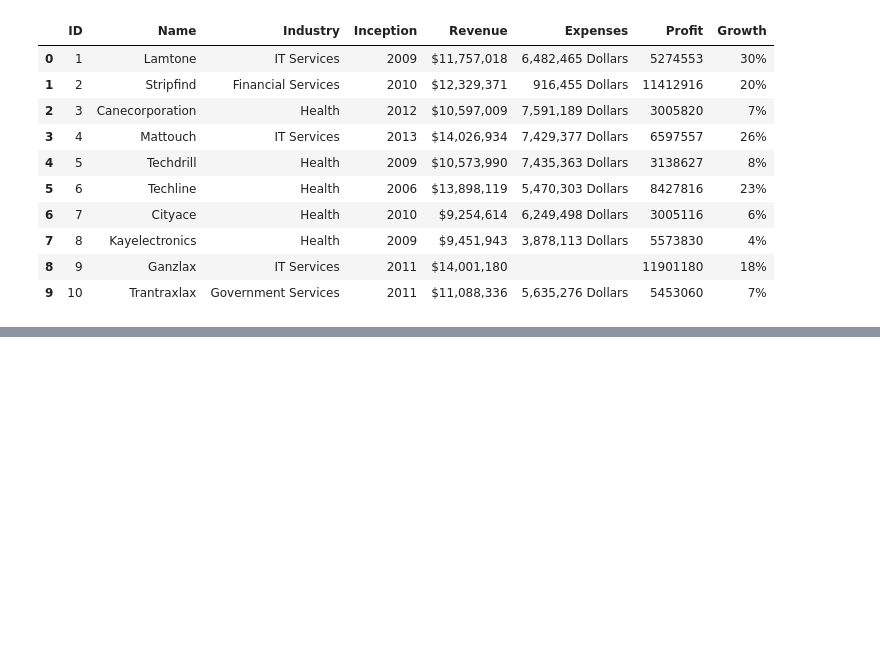
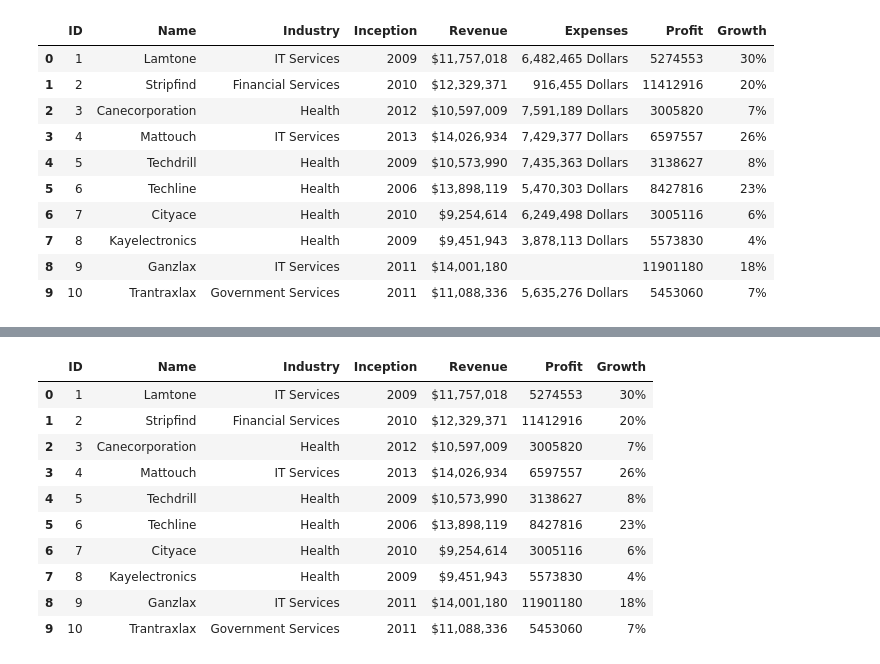
Before and after one commit to shuvookd/Machine_Learning, a Jupyter notebook: Pandas(Handling Missing Values).ipynb, the cells around one changed output, grey strips where cells are left out. Saved outputs shown, nothing was run; the diff lists cells and outputs as text; code cells hidden in the pictures; blank space fills up the shorter version.

```diff
--- a/Pandas(Handling Missing Values).ipynb
+++ b/Pandas(Handling Missing Values).ipynb
@@ -90,0 +164,15 @@ df.isnull()
+# %%
+#Axis = 1 (Drops those columns who contains NaN Values)
+df.dropna(axis = 1)
+# %% [output]
+|  | ID | Name | Industry | Inception | Revenue | Profit | Growth |
+| 0 | 1 | Lamtone | IT Services | 2009 | $11,757,018 | 5274553 | 30% |
+| 1 | 2 | Stripfind | Financial Services | 2010 | $12,329,371 | 11412916 | 20% |
+| 2 | 3 | Canecorporation | Health | 2012 | $10,597,009 | 3005820 | 7% |
+| 3 | 4 | Mattouch | IT Services | 2013 | $14,026,934 | 6597557 | 26% |
+| 4 | 5 | Techdrill | Health | 2009 | $10,573,990 | 3138627 | 8% |
+| 5 | 6 | Techline | Health | 2006 | $13,898,119 | 8427816 | 23% |
+| 6 | 7 | Cityace | Health | 2010 | $9,254,614 | 3005116 | 6% |
+| 7 | 8 | Kayelectronics | Health | 2009 | $9,451,943 | 5573830 | 4% |
+| 8 | 9 | Ganzlax | IT Services | 2011 | $14,001,180 | 11901180 | 18% |
+| 9 | 10 | Trantraxlax | Government Services | 2011 | $11,088,336 | 5453060 | 7% |
```
Also changed, not shown: parts of 16 cells of this notebook.
